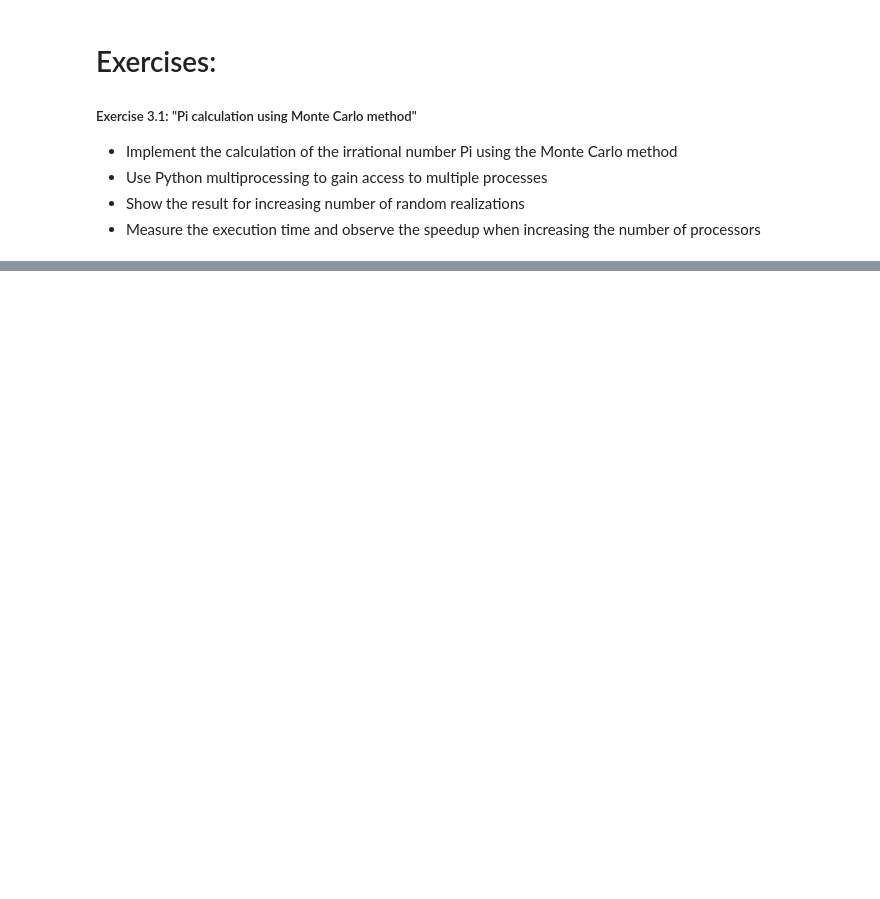
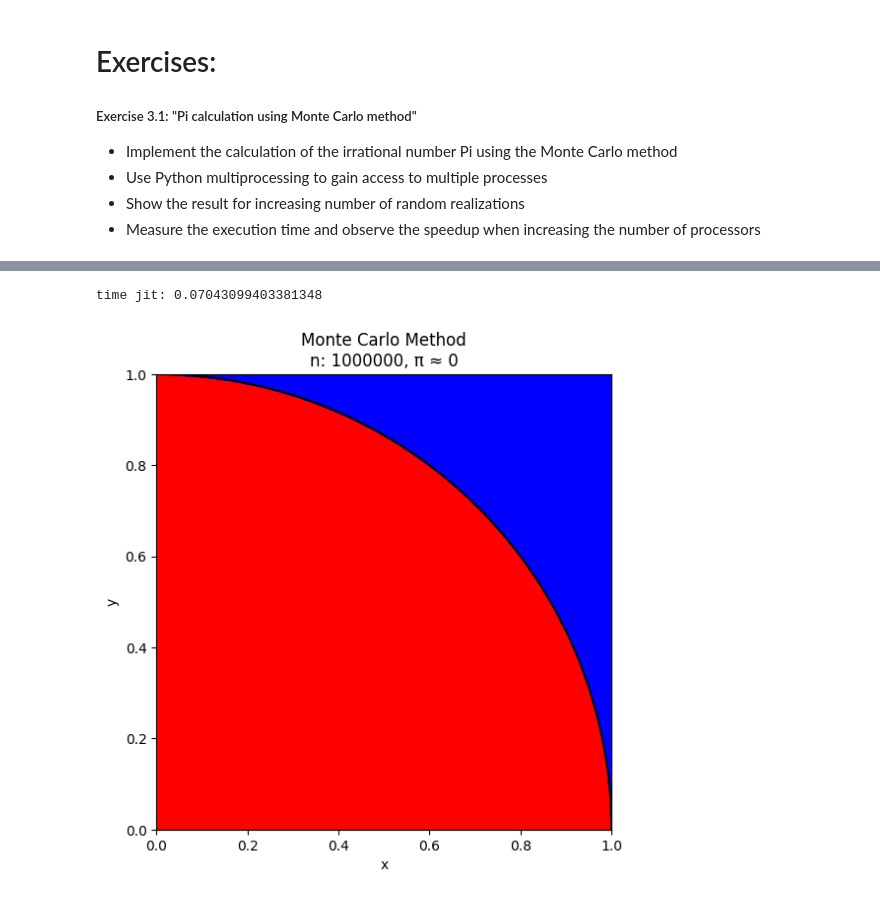
Before and after one commit to ChineseWarlord/CE8-AVS-Project, a Jupyter notebook: Simon/Lecture 3/monte_carlo.ipynb, the cells around one changed output, grey strips where cells are left out. Drawn from its saved outputs; the diff is of its cells as text; code cells hidden in the pictures; blank space fills up the shorter version.

```diff
--- a/Simon/Lecture 3/monte_carlo.ipynb
+++ b/Simon/Lecture 3/monte_carlo.ipynb
@@ -99,0 +140,35 @@ plt.title(f'Monte Carlo Method\nn: {i + 1}, π ≈ {pi_est}')
+# %%
+# Set random seed
+np.random.seed(10)
+
+# Initialize variables
+n = 1000000
+
+# Generate angles from 0 to 2*pi
+angles = np.linspace(0, 2 * np.pi, 100)
+
+# Generate x and y coordinates of points on the unit circle
+x = np.cos(angles)
+y = np.sin(angles)
+
+# Plot the unit circle
+plt.figure(figsize=(6,6))
+plt.plot(x, y, color="black")
+plt.xlim(0, 1)  # Limit x-axis
+plt.ylim(0, 1)  # Limit y-axis
+plt.gca().set_aspect('equal', 'box')
+plt.xlabel('x')
+plt.ylabel('y')
+
+t1 = time.time()
+inside, outside = monte_carlo_jit(n)
+print("time jit:", time.time()-t1)
+
+plt.scatter(inside[:,0], inside[:,1], color="red", marker=".", s=0.5)
+plt.scatter(outside[:,0], outside[:,1], color="blue", marker=".", s=0.5)
+
+plt.title(f'Monte Carlo Method\nn: {n}, π ≈ {0}')
+plt.show()
+# %% [output]
+time jit: 0.07043099403381348
+[figure, added]
```
Also changed, not shown: parts of 2 cells of this notebook.
